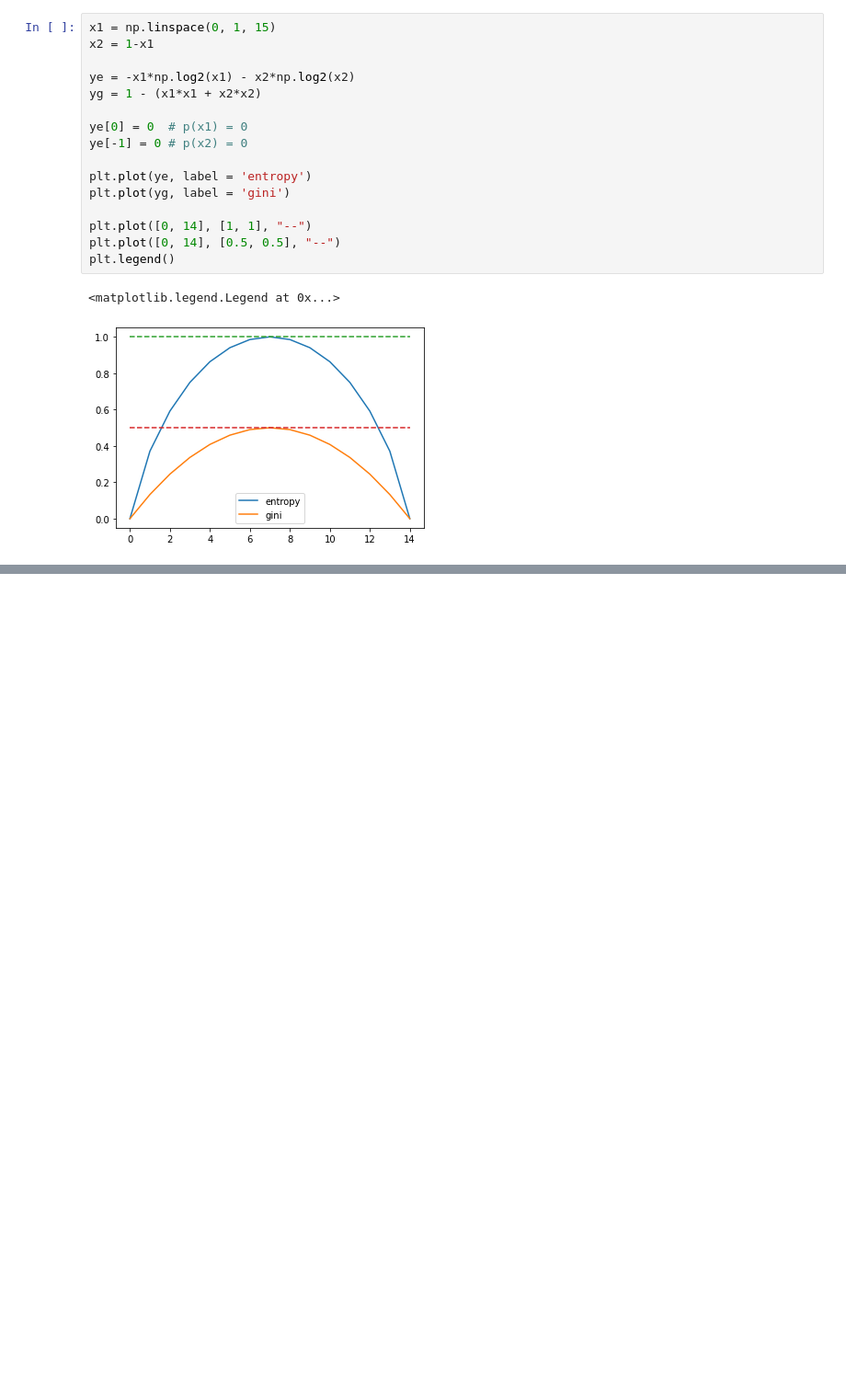
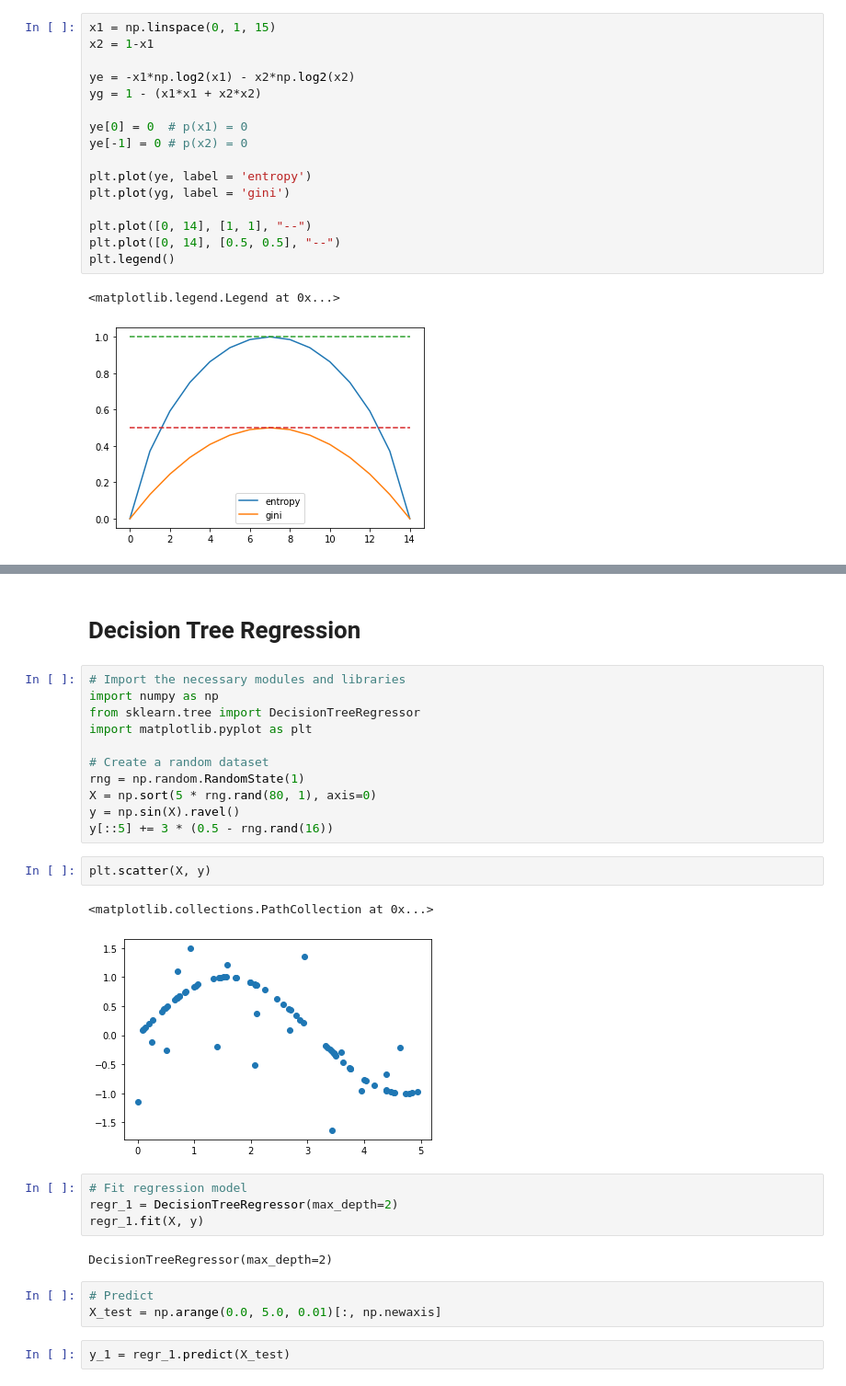
Before and after one commit to Pepcoders/Data-Science-March, a Jupyter notebook: Decision_Tree/Decision_Tree.ipynb, the cells around one changed output, grey strips where cells are left out. Shown at 92% size. Drawn from its saved outputs; the diff is of its cells as text; blank space fills up the shorter version.

```diff
--- a/Decision_Tree/Decision_Tree.ipynb
+++ b/Decision_Tree/Decision_Tree.ipynb
@@ -269,0 +281,29 @@ plt.legend()
+# %% [markdown]
+# Decision Tree Regression
+# %%
+# Import the necessary modules and libraries
+import numpy as np
+from sklearn.tree import DecisionTreeRegressor
+import matplotlib.pyplot as plt
+
+# Create a random dataset
+rng = np.random.RandomState(1)
+X = np.sort(5 * rng.rand(80, 1), axis=0)
+y = np.sin(X).ravel()
+y[::5] += 3 * (0.5 - rng.rand(16))
+# %%
+plt.scatter(X, y)
+# %% [output]
+<matplotlib.collections.PathCollection at 0x...>
+[figure, added]
+# %%
+# Fit regression model
+regr_1 = DecisionTreeRegressor(max_depth=2)
+regr_1.fit(X, y)
+# %% [output]
+DecisionTreeRegressor(max_depth=2)
+# %%
+# Predict
+X_test = np.arange(0.0, 5.0, 0.01)[:, np.newaxis]
+# %%
+y_1 = regr_1.predict(X_test)
```
Also changed, not shown: parts of 6 cells of this notebook.
